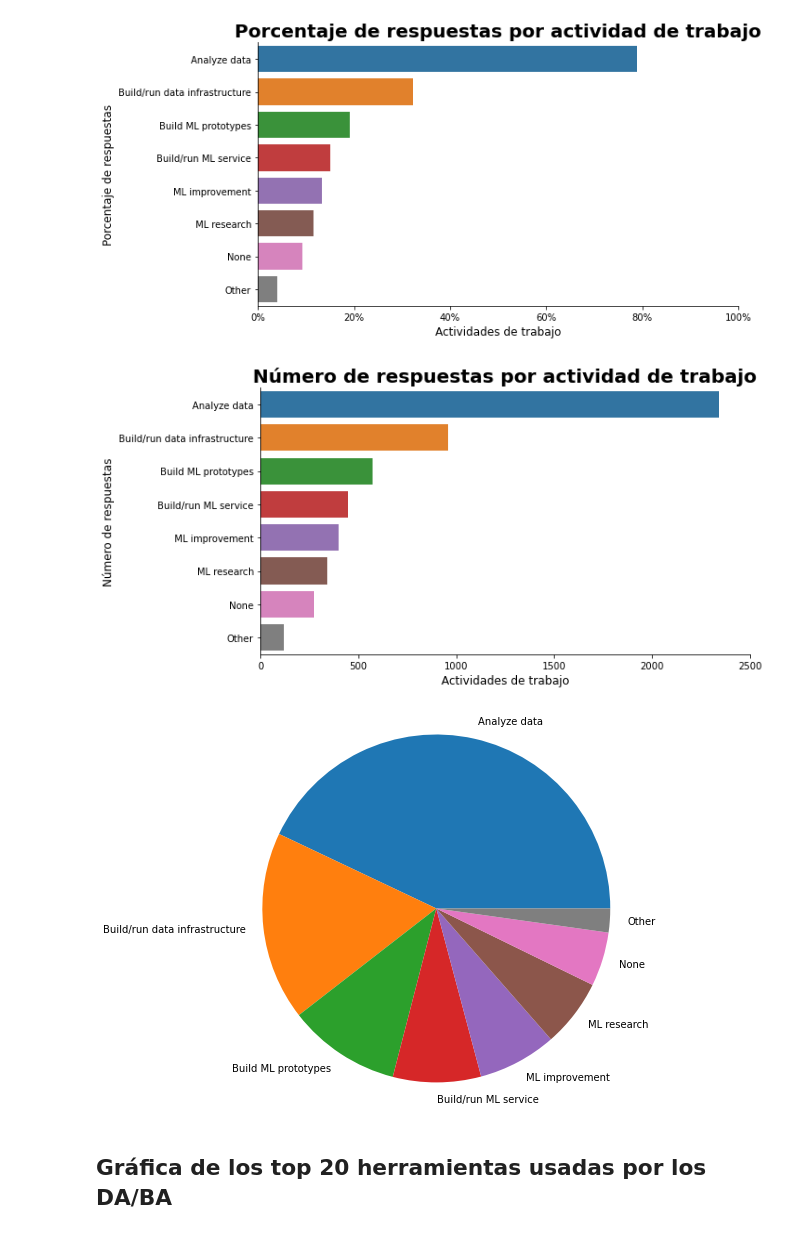
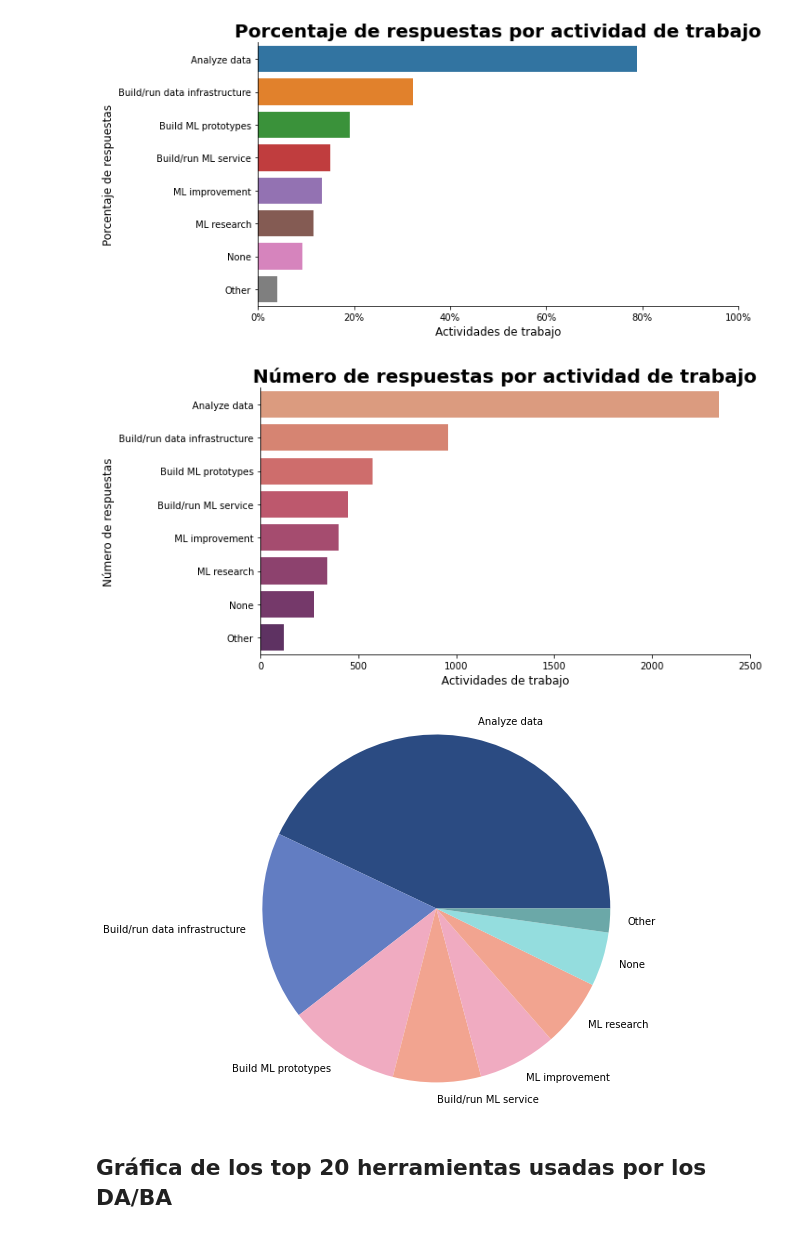
Before and after one commit to Adalab/project-da-promo-d-module-2-team-2-, a Jupyter notebook: notebooks/visualizacion.ipynb, the cells around one changed output. Drawn from its saved outputs; the diff is of its cells as text; code cells hidden in the pictures.

Commit message:
retoques visualizacion

```diff
--- a/notebooks/visualizacion.ipynb
+++ b/notebooks/visualizacion.ipynb
@@ -168,7 +173,7 @@ plt.show()
 
 plt.figure(figsize=(10, 5))
 
-fig=sns.barplot(y='Actividades de trabajo', x= 'Número de usuarios', data=df_work_acts, order= df_work_acts.sort_values('Número de usuarios', ascending= False)['Actividades de trabajo'])
+fig=sns.barplot(y='Actividades de trabajo', x= 'Número de usuarios', data=df_work_acts, order= df_work_acts.sort_values('Número de usuarios', ascending= False)['Actividades de trabajo'], palette='flare')
 
 fig.set_title('Número de respuestas por actividad de trabajo', fontsize = 20, fontweight = 'bold')
 
@@ -186,14 +191,17 @@ plt.tight_layout()
 
 plt.show()
 # %% [output]
-[figure, old version]
+[figure, new version]
 # %%
 # creamos un pieplot de los porcentajes de respuesta por actividad
 
 plt.figure()
-plt.pie(df_work_acts['Porcentaje'], labels = ["Analyze data", "Build/run data infrastructure", "Build ML prototypes", "Build/run ML service", "ML improvement", "ML research", "None", "Other"], radius = 2)
+plt.pie(df_work_acts['Porcentaje'],
+        labels = ["Analyze data", "Build/run data infrastructure", "Build ML prototypes", "Build/run ML service", "ML improvement", "ML research", "None", "Other"],
+        radius = 2,
+        colors = ['#2b4b82', '#627dc2', '#f0abc1', '#f2a490', '#f0abc1','#f2a490','#94ddde', '#6BA8A8'])
 plt.show()
 # %% [output]
-[figure, old version]
+[figure, new version]
 # %% [markdown]
 ## Gráfica de los top 20 herramientas usadas por los DA/BA
```
Also changed, not shown: parts of 17 cells of this notebook, 5 other files.
